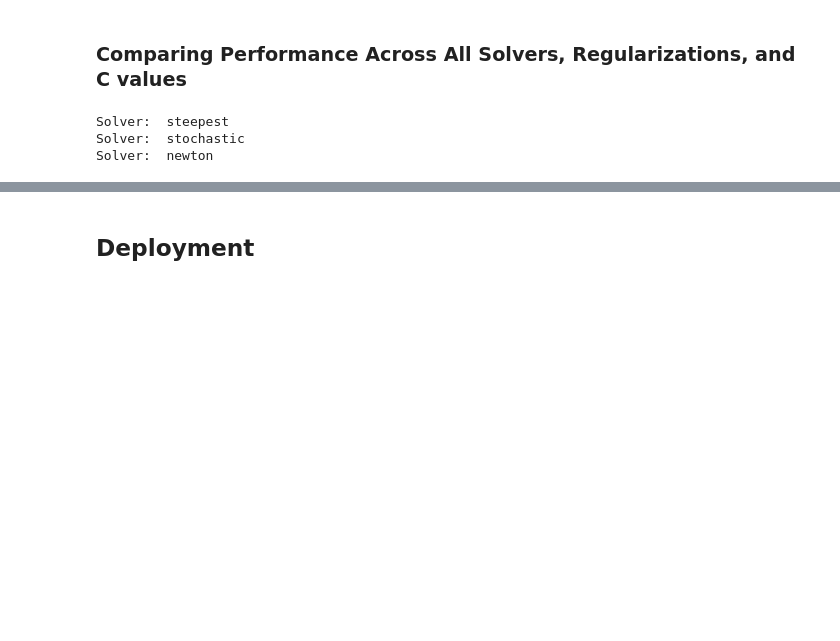
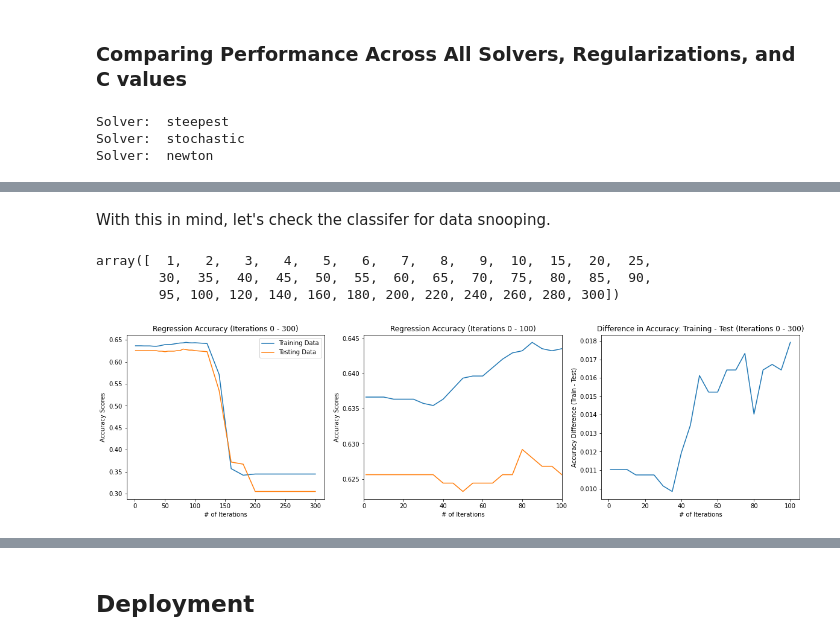
Before and after one commit to tommygreim/ML2021, a Jupyter notebook: Labs/Lab Three - Extending Logistic Regression.ipynb, the cells around one changed output, grey strips where cells are left out. Drawn from its saved outputs; the diff is of its cells as text; code cells hidden in the pictures; blank space fills up the shorter version.

```diff
--- a/Labs/Lab Three - Extending Logistic Regression.ipynb
+++ b/Labs/Lab Three - Extending Logistic Regression.ipynb
@@ -594,0 +572,47 @@ np.set_printoptions(threshold=np.inf)
+# %% [markdown]
+With this in mind, let's check the classifer for data snooping.
+# %%
+iters = np.arange(1,10,1)
+iters = np.concatenate((iters,np.arange(10, 100, 5)))
+iters = np.concatenate((iters,np.arange(100, 301, 20)))
+# iters contain 1,2,...,10, and 10,15,20,...,50
+trainScores = []
+testScores = []
+for i in iters:
+    lrIter = CustomLogisiticRegressionWrapper(eta=0.01,iterations=i,solver='newton', cost=bestC, reg='L1')
+    lrIter.fit(X_train,y_train)
+    trainHat = lrIter.predict(X_train)
+    trainScores.append(accuracy_score(y_train,trainHat))
+    testHat = lrIter.predict(X_test)
+    testScores.append(accuracy_score(y_test,testHat))
+# %%
+trainScores = np.array(trainScores)
+testScores = np.array(testScores)
+plt.figure(figsize=(20,5))
+plt.subplot(1,3,1)
+plt.plot(iters, trainScores, label="Training Data")
+plt.plot(iters, testScores, label ="Testing Data")
+plt.xlabel("# of Iterations")
+plt.ylabel("Accuracy Scores")
+plt.title("Regression Accuracy (Iterations 0 - 300)")
+plt.legend()
+plt.subplot(1,3,2)
+plt.xlim(0,100)
+plt.plot(iters[:28], trainScores[:28], label="Training Data")
+plt.plot(iters[:28], testScores[:28], label ="Testing Data")
+plt.xlabel("# of Iterations")
+plt.ylabel("Accuracy Scores")
+plt.title("Regression Accuracy (Iterations 0 - 100)")
+plt.subplot(1,3,3)
+# plt.xlim(0,100)
+plt.plot(iters[:28], trainScores[:28] - testScores[:28])
+plt.xlabel("# of Iterations")
+plt.ylabel("Accuracy Difference (Train - Test)")
+plt.title("Difference in Accuracy: Training - Test (Iterations 0 - 300)")
+# plt.semilogy()
+iters
+# %% [output]
+array([  1,   2,   3,   4,   5,   6,   7,   8,   9,  10,  15,  20,  25,
+        30,  35,  40,  45,  50,  55,  60,  65,  70,  75,  80,  85,  90,
+        95, 100, 120, 140, 160, 180, 200, 220, 240, 260, 280, 300])
+[figure, added]
```
Also changed, not shown: parts of 15 cells of this notebook.
